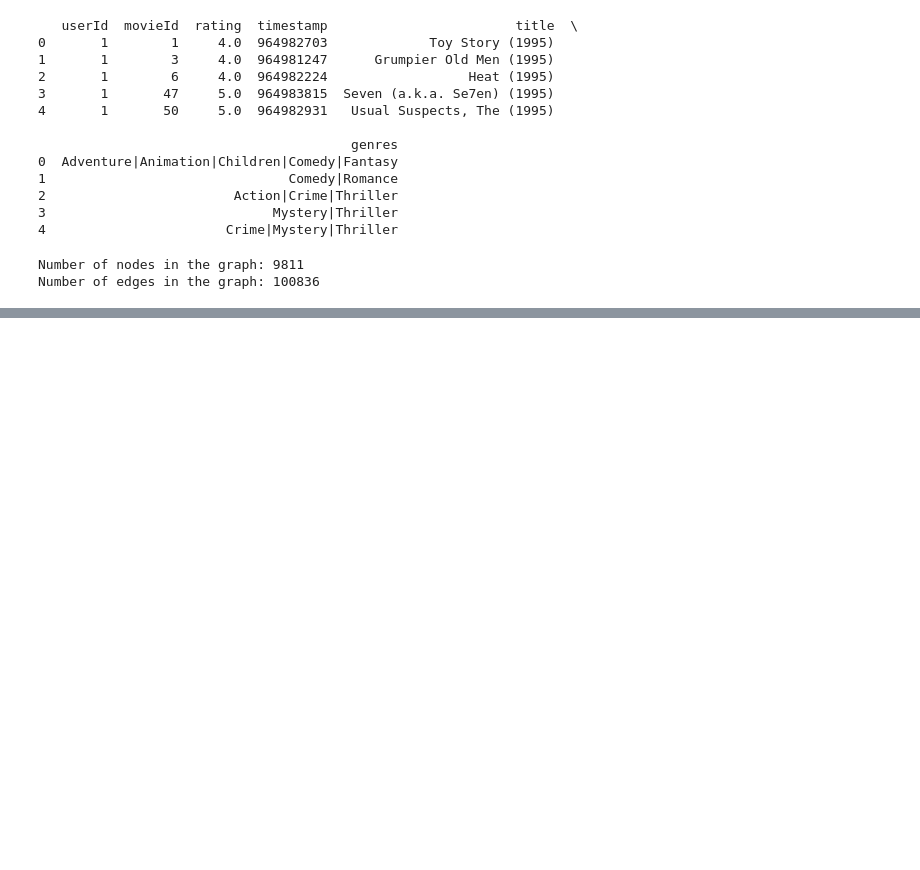
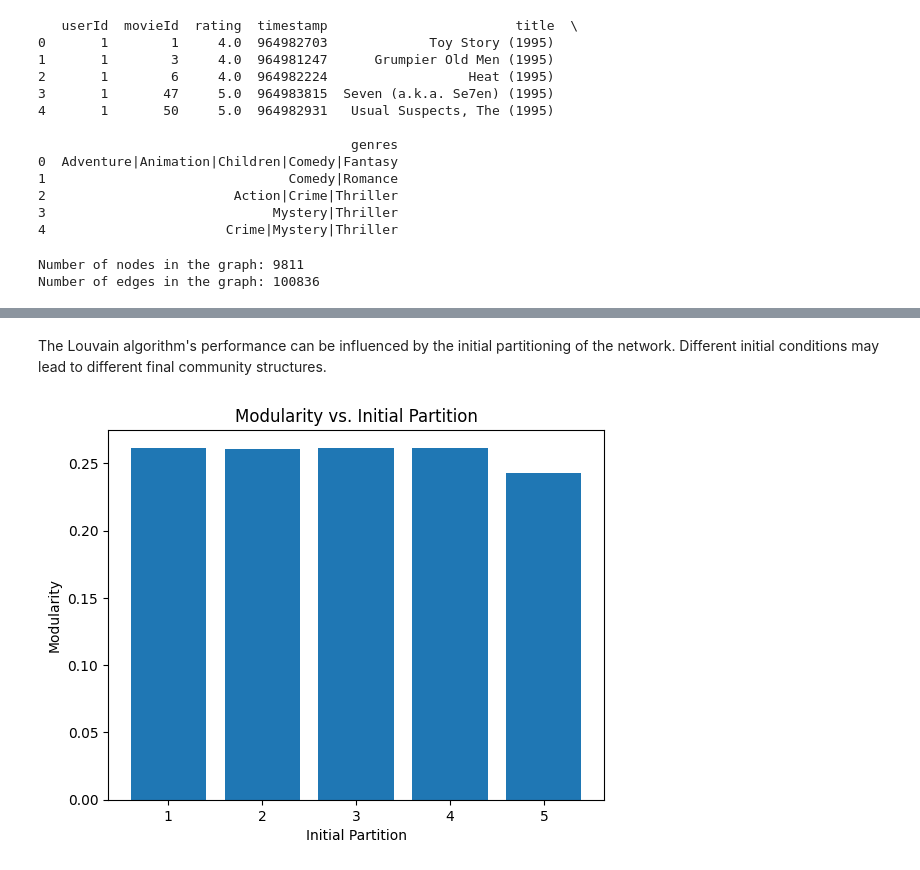
Before and after one commit to jannat-nayeem01/movie_recommendation_analysis, a Jupyter notebook: mra.ipynb, the cells around one changed output, grey strips where cells are left out. Drawn from its saved outputs; the diff is of its cells as text; code cells hidden in the pictures; blank space fills up the shorter version.

```diff
--- a/mra.ipynb
+++ b/mra.ipynb
@@ -377,0 +382,15 @@ Precision at 5 for User 1 : 0.0
+# %% [markdown]
+The Louvain algorithm's performance can be influenced by the initial partitioning of the network. Different initial conditions may lead to different final community structures.
+# %%
+# Dependency on initial conditions
+initial_partitions = [community_louvain.best_partition(G_undirected) for _ in range(5)]
+modularity_values = [community_louvain.modularity(partition, G_undirected) for partition in initial_partitions]
+
+# Plot modularity values for different initial partitions
+plt.bar(range(1, 6), modularity_values)
+plt.xlabel('Initial Partition')
+plt.ylabel('Modularity')
+plt.title('Modularity vs. Initial Partition')
+plt.show()
+# %% [output]
+[figure, added]
```
Also changed, not shown: parts of 26 cells of this notebook, 2 other files.
